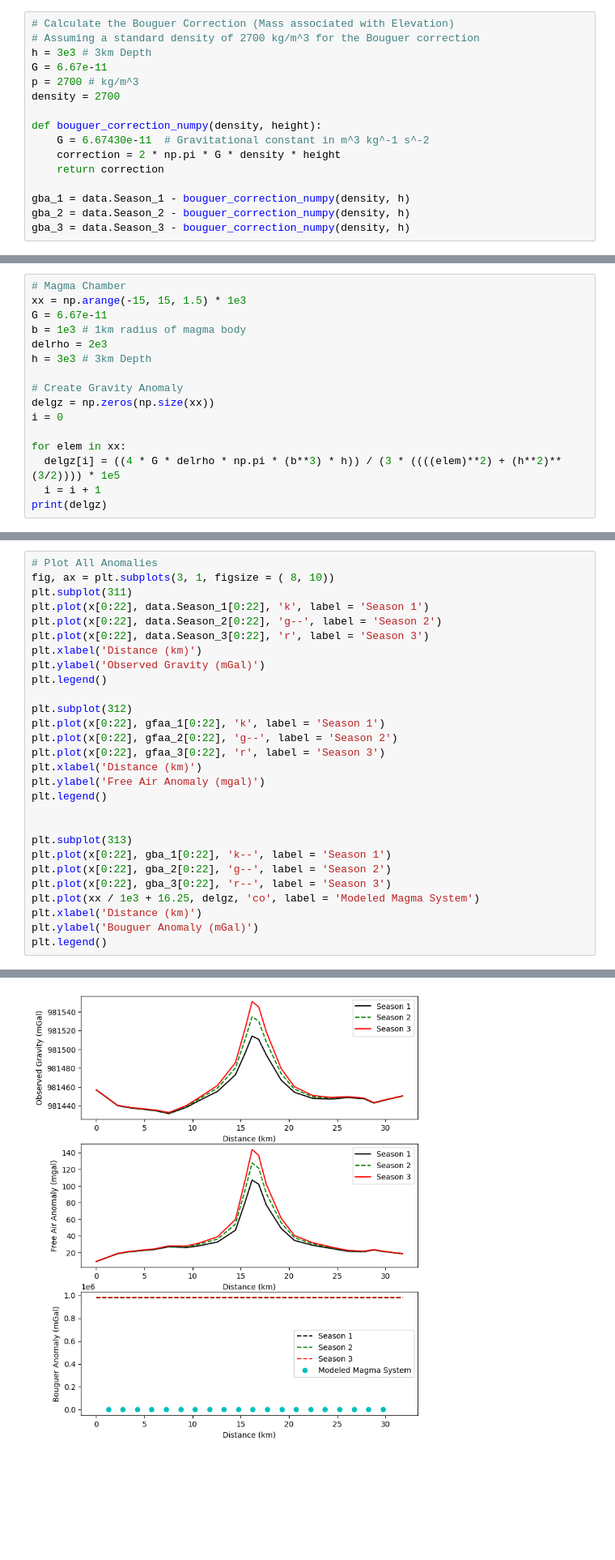
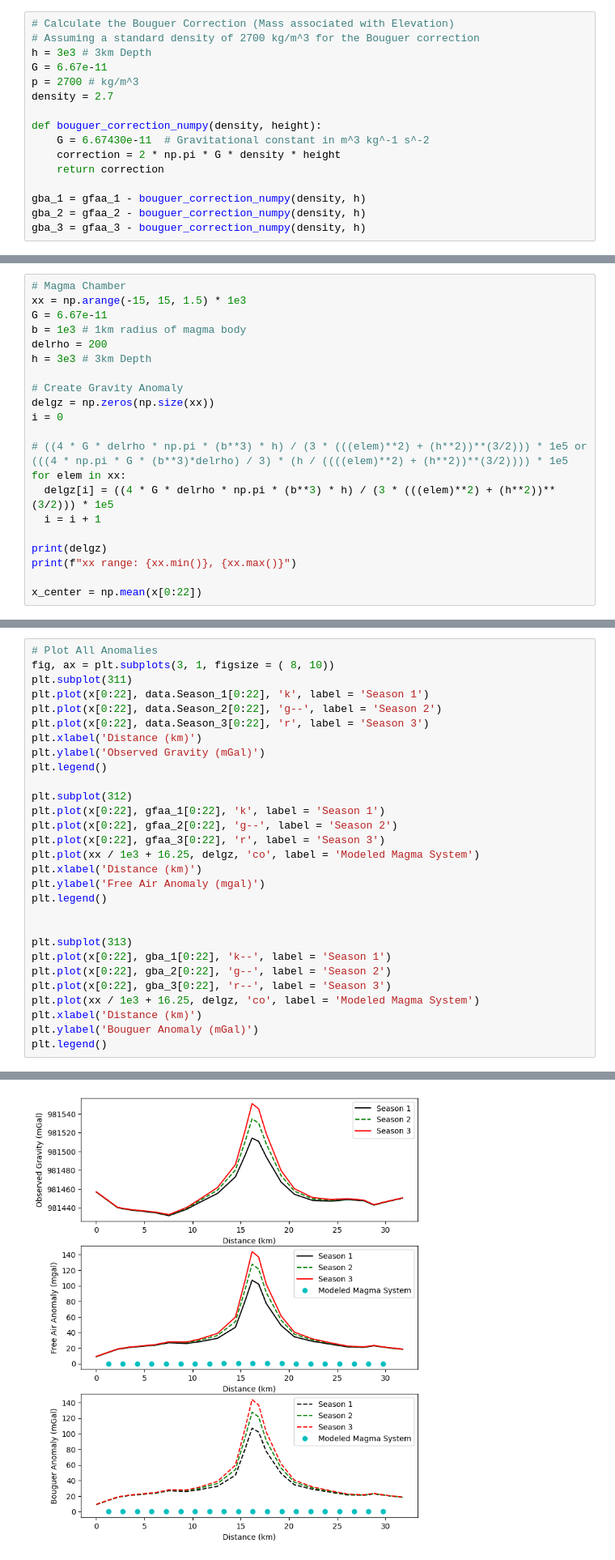
Before and after one commit to seanb7/GEOL-450, a Jupyter notebook: Gravitational_Anomalies.ipynb, the cells around one changed output, grey strips where cells are left out. Shown at 81% size. Saved outputs shown, nothing was run; the diff lists cells and outputs as text; blank space fills up the shorter version.

```diff
--- a/Gravitational_Anomalies.ipynb
+++ b/Gravitational_Anomalies.ipynb
@@ -120,16 +120,16 @@ plt.show()
 h = 3e3 # 3km Depth
 G = 6.67e-11
 p = 2700 # kg/m^3
-density = 2700
+density = 2.7
 
 def bouguer_correction_numpy(density, height):
     G = 6.67430e-11  # Gravitational constant in m^3 kg^-1 s^-2
     correction = 2 * np.pi * G * density * height
     return correction
 
-gba_1 = data.Season_1 - bouguer_correction_numpy(density, h)
-gba_2 = data.Season_2 - bouguer_correction_numpy(density, h)
-gba_3 = data.Season_3 - bouguer_correction_numpy(density, h)
+gba_1 = gfaa_1 - bouguer_correction_numpy(density, h)
+gba_2 = gfaa_2 - bouguer_correction_numpy(density, h)
+gba_3 = gfaa_3 - bouguer_correction_numpy(density, h)
 # %%
 # Plot Bouguer Correction
 fig, ax = plt.subplots(3, 1, figsize = (8, 10))
@@ -168,15 +168,20 @@ plt.legend()
 xx = np.arange(-15, 15, 1.5) * 1e3
 G = 6.67e-11
 b = 1e3 # 1km radius of magma body
-delrho = 2e3
+delrho = 200
 h = 3e3 # 3km Depth
 
 # Create Gravity Anomaly
 delgz = np.zeros(np.size(xx))
 i = 0
 
+# ((4 * G * delrho * np.pi * (b**3) * h) / (3 * (((elem)**2) + (h**2))**(3/2))) * 1e5 or (((4 * np.pi * G * (b**3)*delrho) / 3) * (h / ((((elem)**2) + (h**2))**(3/2)))) * 1e5
 for elem in xx:
-  delgz[i] = ((4 * G * delrho * np.pi * (b**3) * h)) / (3 * ((((elem)**2) + (h**2)**(3/2)))) * 1e5
+  delgz[i] = ((4 * G * delrho * np.pi * (b**3) * h) / (3 * (((elem)**2) + (h**2))**(3/2))) * 1e5
   i = i + 1
+
 print(delgz)
+print(f"xx range: {xx.min()}, {xx.max()}")
+
+x_center = np.mean(x[0:22])
 # %% [output]
@@ -187,33 +193,34 @@ print(delgz)
 # %%
 # Plot All Anomalies
 fig, ax = plt.subplots(3, 1, figsize = ( 8, 10))
 plt.subplot(311)
 plt.plot(x[0:22], data.Season_1[0:22], 'k', label = 'Season 1')
 plt.plot(x[0:22], data.Season_2[0:22], 'g--', label = 'Season 2')
 plt.plot(x[0:22], data.Season_3[0:22], 'r', label = 'Season 3')
 plt.xlabel('Distance (km)')
 plt.ylabel('Observed Gravity (mGal)')
 plt.legend()
 
 plt.subplot(312)
 plt.plot(x[0:22], gfaa_1[0:22], 'k', label = 'Season 1')
 plt.plot(x[0:22], gfaa_2[0:22], 'g--', label = 'Season 2')
 plt.plot(x[0:22], gfaa_3[0:22], 'r', label = 'Season 3')
+plt.plot(xx / 1e3 + 16.25, delgz, 'co', label = 'Modeled Magma System')
 plt.xlabel('Distance (km)')
 plt.ylabel('Free Air Anomaly (mgal)')
 plt.legend()
 
 
 plt.subplot(313)
 plt.plot(x[0:22], gba_1[0:22], 'k--', label = 'Season 1')
 plt.plot(x[0:22], gba_2[0:22], 'g--', label = 'Season 2')
 plt.plot(x[0:22], gba_3[0:22], 'r--', label = 'Season 3')
 plt.plot(xx / 1e3 + 16.25, delgz, 'co', label = 'Modeled Magma System')
 plt.xlabel('Distance (km)')
 plt.ylabel('Bouguer Anomaly (mGal)')
 plt.legend()
 # %% [output]
 <matplotlib.legend.Legend at 0x...>
-[figure, old version]
+[figure, new version]
 # %% [markdown]
 # Is the Magma system getting smaller, bigger, or staying the same size? How much is it changing?
```
Also changed, not shown: parts of 3 cells of this notebook.
